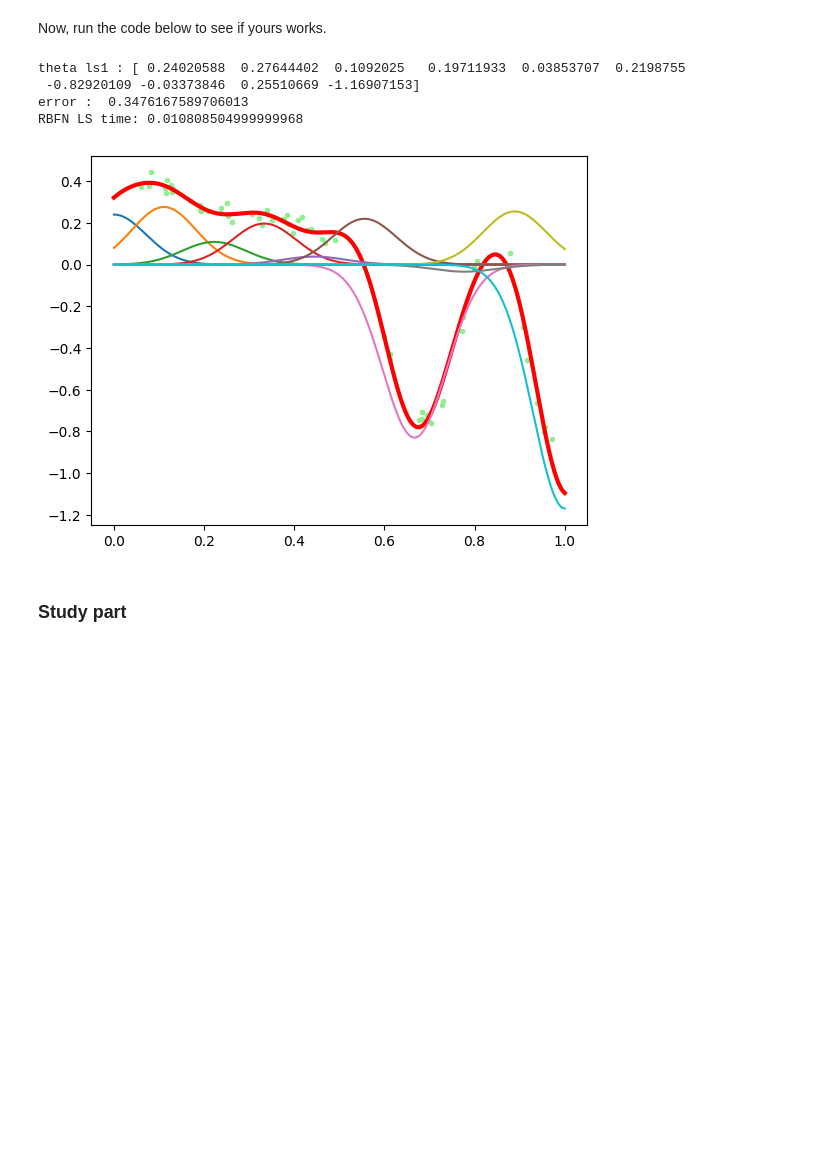
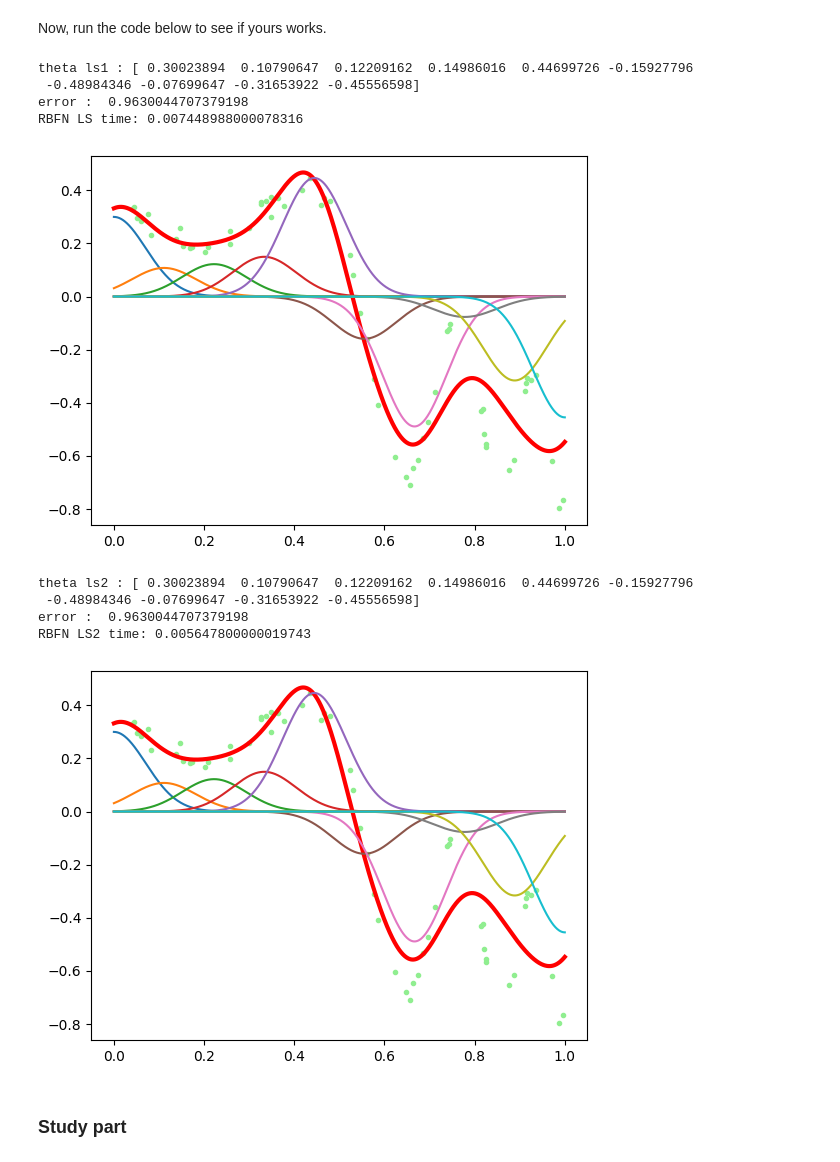
Before and after one commit to RoxaneC/M1-RA-TME, a Jupyter notebook: TME1_Sigaud_Regression/regression_lab_2022.ipynb, the cells around one changed output. Saved outputs shown, nothing was run; the diff lists cells and outputs as text; code cells hidden in the pictures; blank space fills up the shorter version.

```diff
--- a/TME1_Sigaud_Regression/regression_lab_2022.ipynb
+++ b/TME1_Sigaud_Regression/regression_lab_2022.ipynb
@@ -441,10 +441,12 @@ class RBFN(Gaussians):
         :param x: A vector of dependent variables of size N
         :If left blank the method will default to using the trained thetas in self.theta.
 
-        :returns: A vector of function approximator outputs with size nb_features
+        :returns: A vector of function approximator outputs with size nb_features -> /!\ size N ?
         """
 
         value = np.dot(self.phi_output(x).transpose(), self.theta)
+        # (np.dot passe automatiquement theta en vect colonne ou vect ligne selon les besoins
+        # à respecter pour rendre possible la multiplication matricielle)
         return value
 
     def feature(self, x, idx):
@@ -569,38 +571,47 @@ class BatchRBFN2(RBFN):
     def train(self, x_data, y_data):
 
         # Fill this part
-        A = ...
-        b = ...
+        y_vertical = horiz_to_verti(y_data)
+
+        A = np.dot( self.phi_output(x_data), np.transpose(self.phi_output(x_data)) )    # dimension : nb feature * nb feature
+        b = np.dot(self.phi_output(x_data), y_vertical)     # dimension : nb feature
+
         self.theta = np.linalg.solve(A,b)
+        self.theta = verti_to_horiz(self.theta)
 # %% [markdown]
 Now, run the code below to see if yours works.
 # %%
 batch = Batch()
 batch.make_nonlinear_batch_data(size=60)
 model = BatchRBFN1(nb_features=10)      # /?\ comment on définit ce nb, au hasard?
 
 start = time.process_time()
 model.train(batch.x_data, batch.y_data)
 error = model.compute_error(batch.x_data, batch.y_data)
 print("theta ls1 :", model.theta)
 print("error : ", error)
 print("RBFN LS time:", time.process_time() - start)
 model.plot(batch.x_data, batch.y_data)
 
-#model = BatchRBFN2(nb_features=10)
-#start = time.process_time()
-#model.train(batch.x_data, batch.y_data)
-#error = model.compute_error(batch.x_data, batch.y_data)
-#print("theta ls2 :", model.theta)
-#print("error : ", error)
-#print("RBFN LS2 time:", time.process_time() - start)
-#model.plot(batch.x_data, batch.y_data)
+model = BatchRBFN2(nb_features=10)
+start = time.process_time()
+model.train(batch.x_data, batch.y_data)
+error = model.compute_error(batch.x_data, batch.y_data)
+print("theta ls2 :", model.theta)
+print("error : ", error)
+print("RBFN LS2 time:", time.process_time() - start)
+model.plot(batch.x_data, batch.y_data)
 # %% [output]
-theta ls1 : [ 0.24020588  0.27644402  0.1092025   0.19711933  0.03853707  0.2198755
- -0.82920109 -0.03373846  0.25510669 -1.16907153]
-error :  0.3476167589706013
-RBFN LS time: 0.010808504999999968
+theta ls1 : [ 0.30023894  0.10790647  0.12209162  0.14986016  0.44699726 -0.15927796
+ -0.48984346 -0.07699647 -0.31653922 -0.45556598]
+error :  0.9630044707379198
+RBFN LS time: 0.007448988000078316
-[figure, old version]
+[figure, new version]
+theta ls2 : [ 0.30023894  0.10790647  0.12209162  0.14986016  0.44699726 -0.15927796
+ -0.48984346 -0.07699647 -0.31653922 -0.45556598]
+error :  0.9630044707379198
+RBFN LS2 time: 0.005647800000019743
+[figure, added]
 # %% [markdown]
 ### Study part
 # %% [markdown]
```
Also changed, not shown: parts of 20 cells of this notebook.
